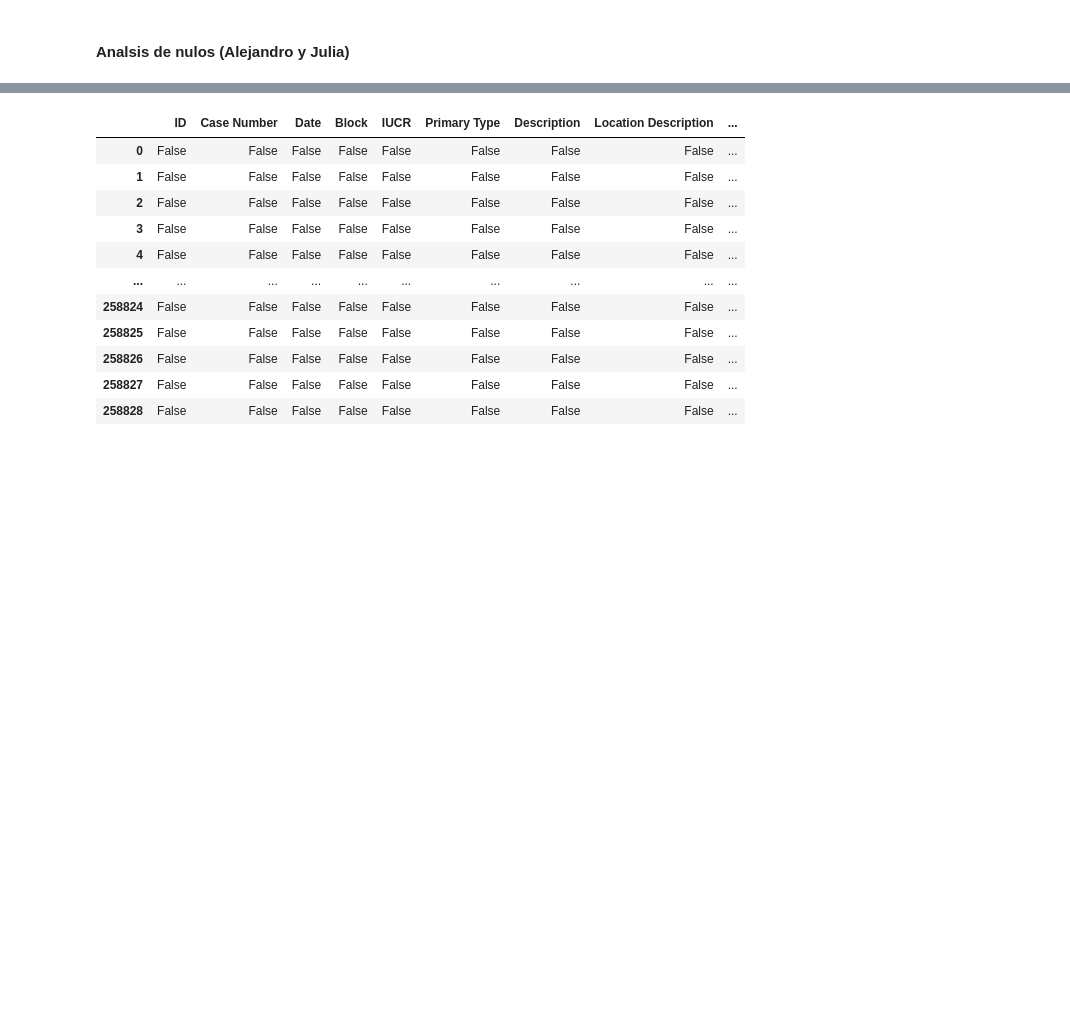
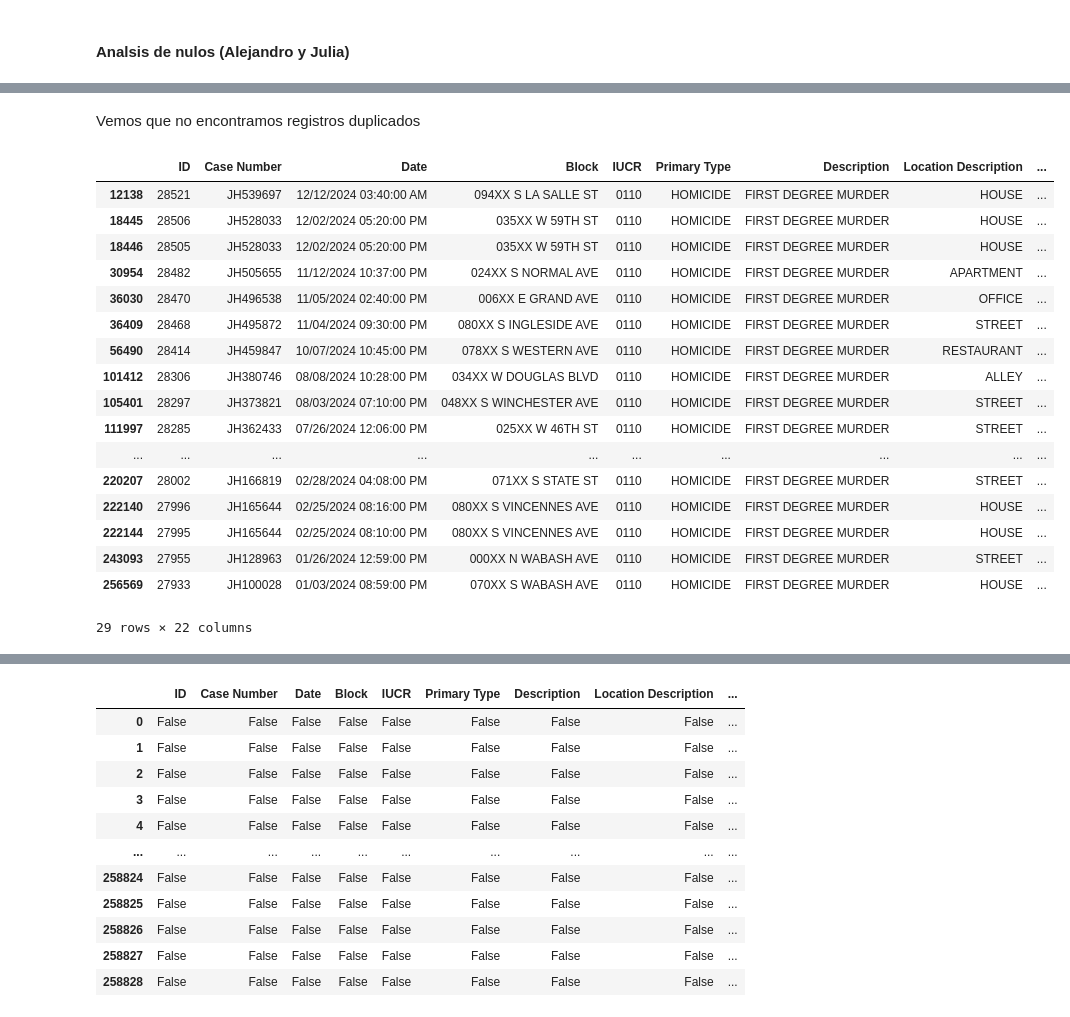
Before and after one commit to AlejandroValle99/trabajo_practico-AdD_g8, a Jupyter notebook: main.ipynb, the cells around one changed output, grey strips where cells are left out. Saved outputs shown, nothing was run; the diff lists cells and outputs as text; code cells hidden in the pictures; blank space fills up the shorter version.

```diff
--- a/main.ipynb
+++ b/main.ipynb
@@ -181,0 +199,24 @@ Name: count, dtype: int64
+# %% [markdown]
+Vemos que no encontramos registros duplicados
+# %%
+# duplicados en Case Number
+df[df['Case Number'].duplicated(keep='last')]
+# %% [output]
+|  | ID | Case Number | Date | Block | IUCR | Primary Type | Description | Location Description | ... |
+| 12138 | 28521 | JH539697 | 12/12/2024 03:40:00 AM | 094XX S LA SALLE ST | 0110 | HOMICIDE | FIRST DEGREE MURDER | HOUSE | ... |
+| 18445 | 28506 | JH528033 | 12/02/2024 05:20:00 PM | 035XX W 59TH ST | 0110 | HOMICIDE | FIRST DEGREE MURDER | HOUSE | ... |
+| 18446 | 28505 | JH528033 | 12/02/2024 05:20:00 PM | 035XX W 59TH ST | 0110 | HOMICIDE | FIRST DEGREE MURDER | HOUSE | ... |
+| 30954 | 28482 | JH505655 | 11/12/2024 10:37:00 PM | 024XX S NORMAL AVE | 0110 | HOMICIDE | FIRST DEGREE MURDER | APARTMENT | ... |
+| 36030 | 28470 | JH496538 | 11/05/2024 02:40:00 PM | 006XX E GRAND AVE | 0110 | HOMICIDE | FIRST DEGREE MURDER | OFFICE | ... |
+| 36409 | 28468 | JH495872 | 11/04/2024 09:30:00 PM | 080XX S INGLESIDE AVE | 0110 | HOMICIDE | FIRST DEGREE MURDER | STREET | ... |
+| 56490 | 28414 | JH459847 | 10/07/2024 10:45:00 PM | 078XX S WESTERN AVE | 0110 | HOMICIDE | FIRST DEGREE MURDER | RESTAURANT | ... |
+| 101412 | 28306 | JH380746 | 08/08/2024 10:28:00 PM | 034XX W DOUGLAS BLVD | 0110 | HOMICIDE | FIRST DEGREE MURDER | ALLEY | ... |
+| 105401 | 28297 | JH373821 | 08/03/2024 07:10:00 PM | 048XX S WINCHESTER AVE | 0110 | HOMICIDE | FIRST DEGREE MURDER | STREET | ... |
+| 111997 | 28285 | JH362433 | 07/26/2024 12:06:00 PM | 025XX W 46TH ST | 0110 | HOMICIDE | FIRST DEGREE MURDER | STREET | ... |
+| ... | ... | ... | ... | ... | ... | ... | ... | ... | ... |
+| 220207 | 28002 | JH166819 | 02/28/2024 04:08:00 PM | 071XX S STATE ST | 0110 | HOMICIDE | FIRST DEGREE MURDER | STREET | ... |
+| 222140 | 27996 | JH165644 | 02/25/2024 08:16:00 PM | 080XX S VINCENNES AVE | 0110 | HOMICIDE | FIRST DEGREE MURDER | HOUSE | ... |
+| 222144 | 27995 | JH165644 | 02/25/2024 08:10:00 PM | 080XX S VINCENNES AVE | 0110 | HOMICIDE | FIRST DEGREE MURDER | HOUSE | ... |
+| 243093 | 27955 | JH128963 | 01/26/2024 12:59:00 PM | 000XX N WABASH AVE | 0110 | HOMICIDE | FIRST DEGREE MURDER | STREET | ... |
+| 256569 | 27933 | JH100028 | 01/03/2024 08:59:00 PM | 070XX S WABASH AVE | 0110 | HOMICIDE | FIRST DEGREE MURDER | HOUSE | ... |
+29 rows × 22 columns
```
Also changed, not shown: parts of 16 cells of this notebook, 2 other files.
